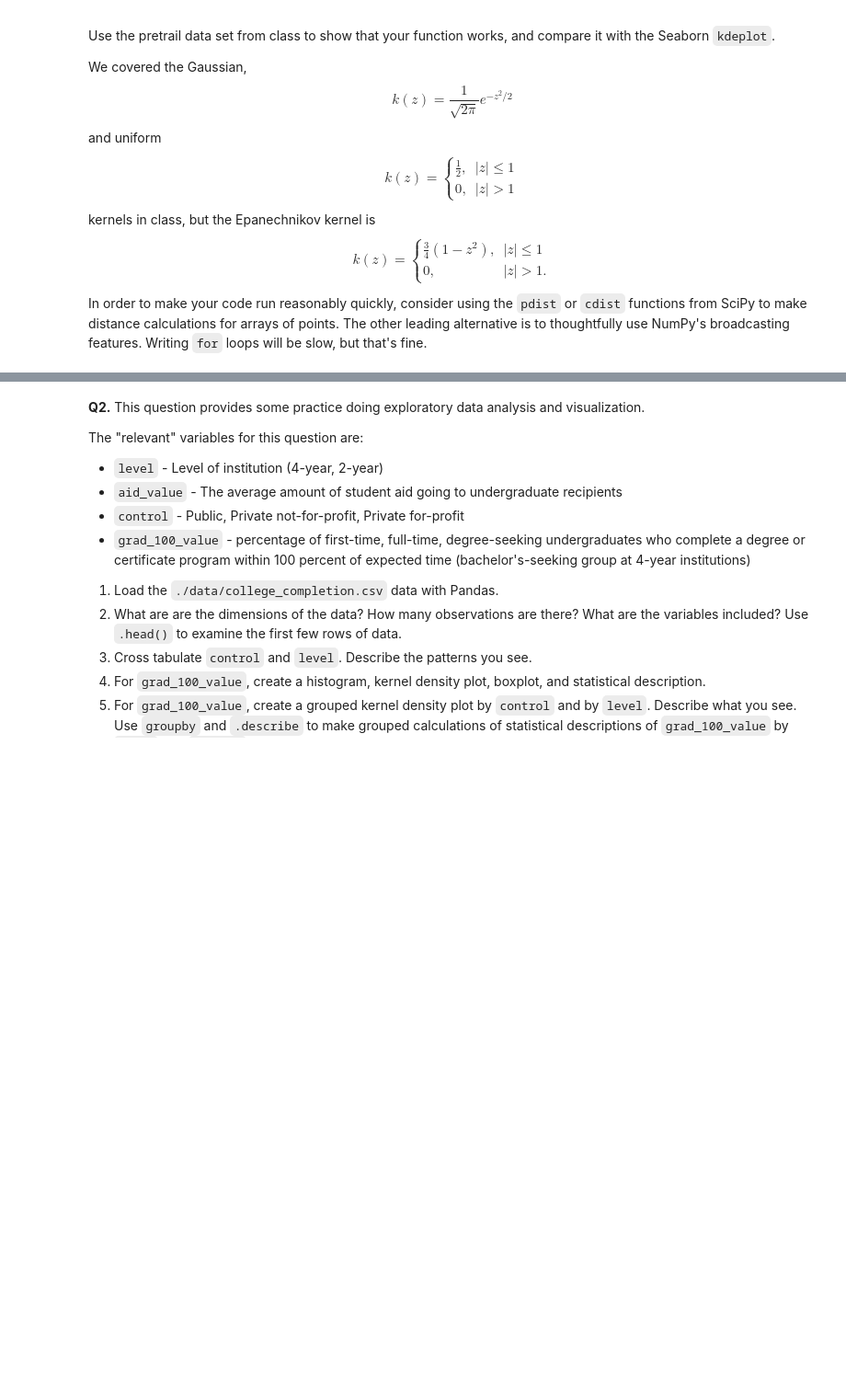
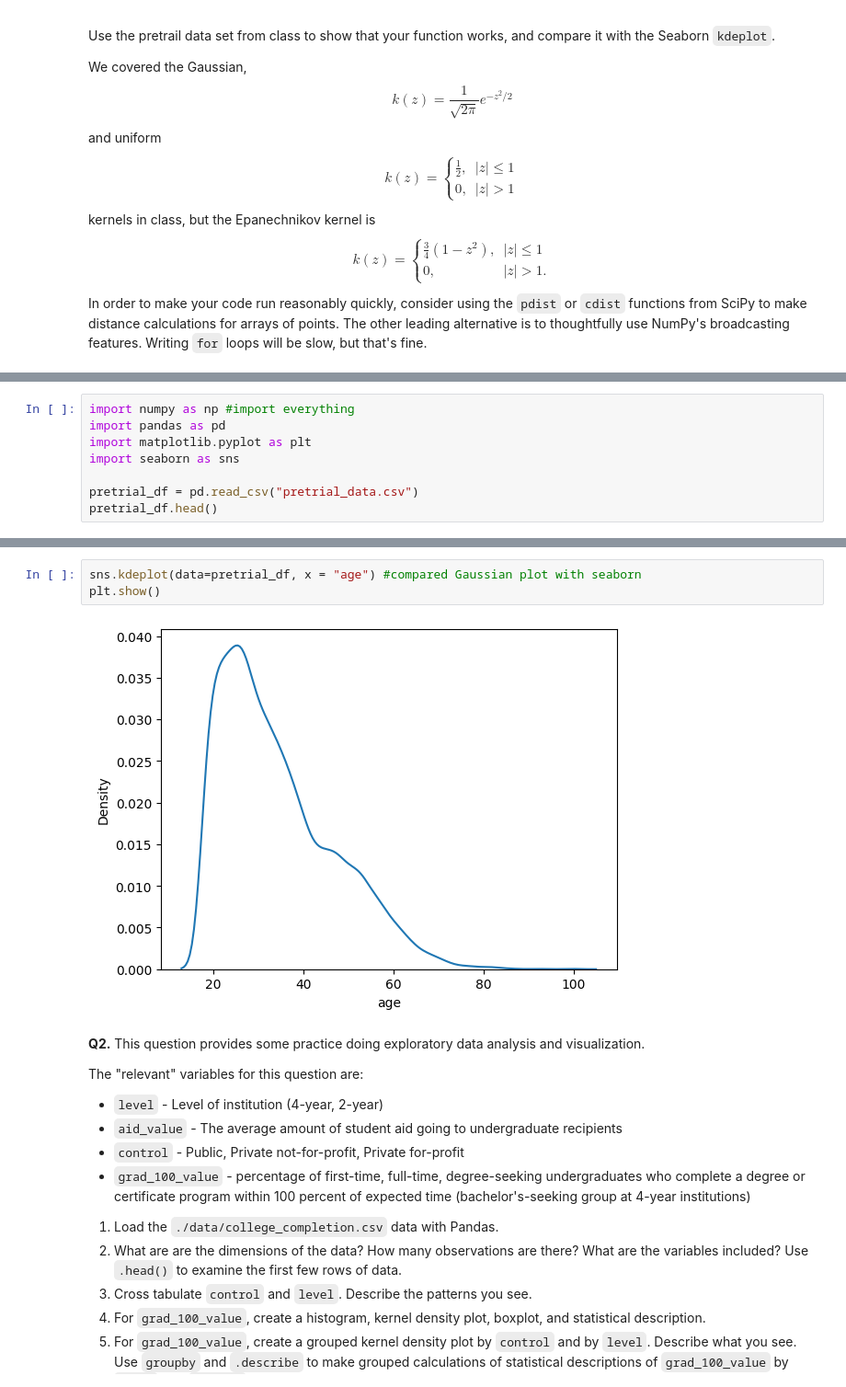
Before and after one commit to mchen899923/visualization_assignment, a Jupyter notebook: assignment.ipynb, the cells around one changed output, grey strips where cells are left out. Shown at 92% size. Cells and saved outputs as stored; diff of their text form; blank space fills up the shorter version.

```diff
--- a/assignment.ipynb
+++ b/assignment.ipynb
@@ -38,0 +43,8 @@ In order to make your code run reasonably quickly, consider using the `pdist` or
+# %%
+import numpy as np #import everything
+import pandas as pd
+import matplotlib.pyplot as plt
+import seaborn as sns
+
+pretrial_df = pd.read_csv("pretrial_data.csv")
+pretrial_df.head()
@@ -39,3 +125,8 @@ In order to make your code run reasonably quickly, consider using the `pdist` or
+# %%
+sns.kdeplot(data=pretrial_df, x = "age") #compared Gaussian plot with seaborn
+plt.show()
+# %% [output]
+[figure, added]
 # %% [markdown]
 **Q2.** This question provides some practice doing exploratory data analysis and visualization.
 
```
Also changed, not shown: parts of 12 cells of this notebook.
